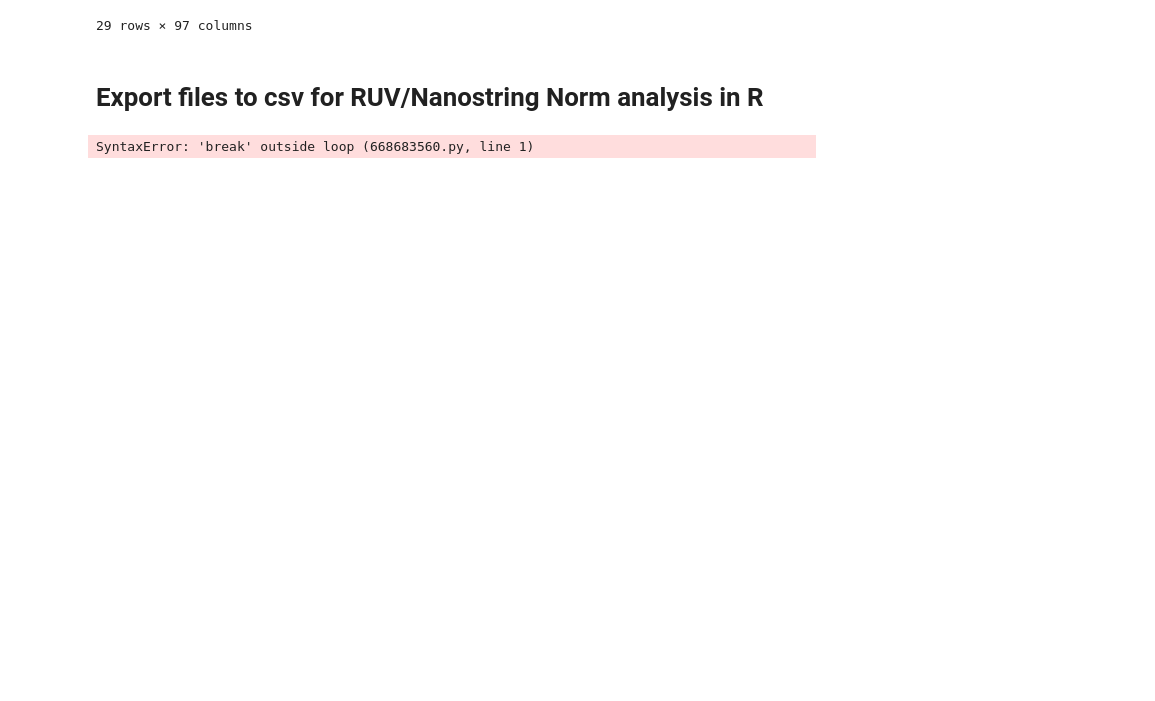
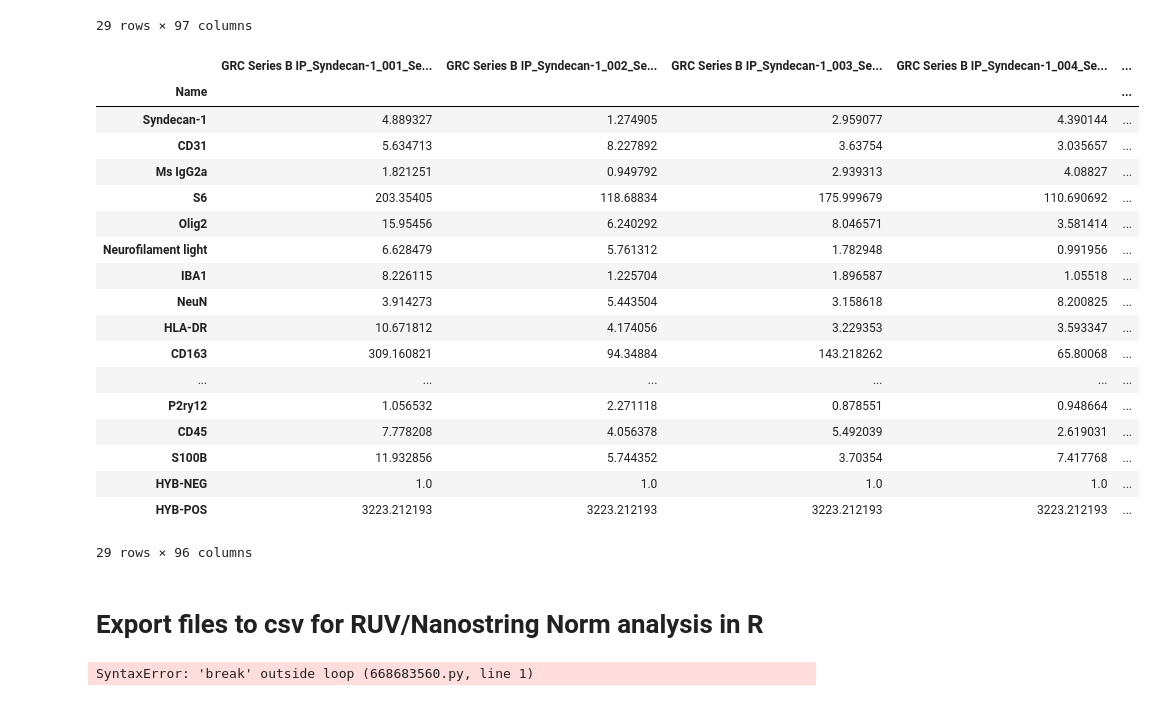
Before and after one commit to kyleupton/DSP_EDA_Protein, a Jupyter notebook: 240119_DSP_nCounter_Protein_Pre-Norm_EDA.ipynb, the cells around one changed output. Saved outputs shown, nothing was run; the diff lists cells and outputs as text; code cells hidden in the pictures; blank space fills up the shorter version.

```diff
--- a/240119_DSP_nCounter_Protein_Pre-Norm_EDA.ipynb
+++ b/240119_DSP_nCounter_Protein_Pre-Norm_EDA.ipynb
@@ -18,3 +18,9 @@ writeOutput = False
 os.getcwd()
 # %% [output]
 '/Users/upton6/Documents/notebooks/Nanostring/Larisa_Spheroids/Git'
+# %%
+workingDir = '/work/carf_spatial_nbooks/larisa_test'
+workingDir = ''
+
+if workingDir == '':
+    workingDir = input('Paste working directory in unix format eg: /work/carf_spatial_nbooks/larisa_test')
@@ -27,10 +39,12 @@ configDict = {
     'labWorksheet01Path':''
 }
 
-with open('./config.txt','r') as f:
+# with open('./config.txt','r') as f:
+with open(os.path.join(workingDir, 'config.txt'),'r') as f:
     lines = f.readlines()
     for line in lines:
-        if not line.startswith('#'):
+        print(line)
+        if not ((line.startswith('#')) or (line.strip() == '')):
             line = line.strip()
             fields = line.split(':')
 
@@ -394,6 +418,28 @@ QCValues
 | HYB-NEG | Negative | 1.0 | 1.0 | 1.0 | 1.0 | ... |
 | HYB-POS | Positive | 3223.212193 | 3223.212193 | 3223.212193 | 3223.212193 | ... |
 29 rows × 97 columns
+# %%
+QCValues.drop(labels=['Code.Class'], axis=1)
+# %% [output]
+|  | GRC Series B IP_Syndecan-1_001_Se... | GRC Series B IP_Syndecan-1_002_Se... | GRC Series B IP_Syndecan-1_003_Se... | GRC Series B IP_Syndecan-1_004_Se... | ... |
+| Name |  |  |  |  | ... |
+| Syndecan-1 | 4.889327 | 1.274905 | 2.959077 | 4.390144 | ... |
+| CD31 | 5.634713 | 8.227892 | 3.63754 | 3.035657 | ... |
+| Ms IgG2a | 1.821251 | 0.949792 | 2.939313 | 4.08827 | ... |
+| S6 | 203.35405 | 118.68834 | 175.999679 | 110.690692 | ... |
+| Olig2 | 15.95456 | 6.240292 | 8.046571 | 3.581414 | ... |
+| Neurofilament light | 6.628479 | 5.761312 | 1.782948 | 0.991956 | ... |
+| IBA1 | 8.226115 | 1.225704 | 1.896587 | 1.05518 | ... |
+| NeuN | 3.914273 | 5.443504 | 3.158618 | 8.200825 | ... |
+| HLA-DR | 10.671812 | 4.174056 | 3.229353 | 3.593347 | ... |
+| CD163 | 309.160821 | 94.34884 | 143.218262 | 65.80068 | ... |
+| ... | ... | ... | ... | ... | ... |
+| P2ry12 | 1.056532 | 2.271118 | 0.878551 | 0.948664 | ... |
+| CD45 | 7.778208 | 4.056378 | 5.492039 | 2.619031 | ... |
+| S100B | 11.932856 | 5.744352 | 3.70354 | 7.417768 | ... |
+| HYB-NEG | 1.0 | 1.0 | 1.0 | 1.0 | ... |
+| HYB-POS | 3223.212193 | 3223.212193 | 3223.212193 | 3223.212193 | ... |
+29 rows × 96 columns
 # %%
 basePath = configDict['initialDataPath'][:configDict['initialDataPath'].rfind('/')]
 # %%
```
Also changed, not shown: parts of 127 cells of this notebook, 2 other files.
